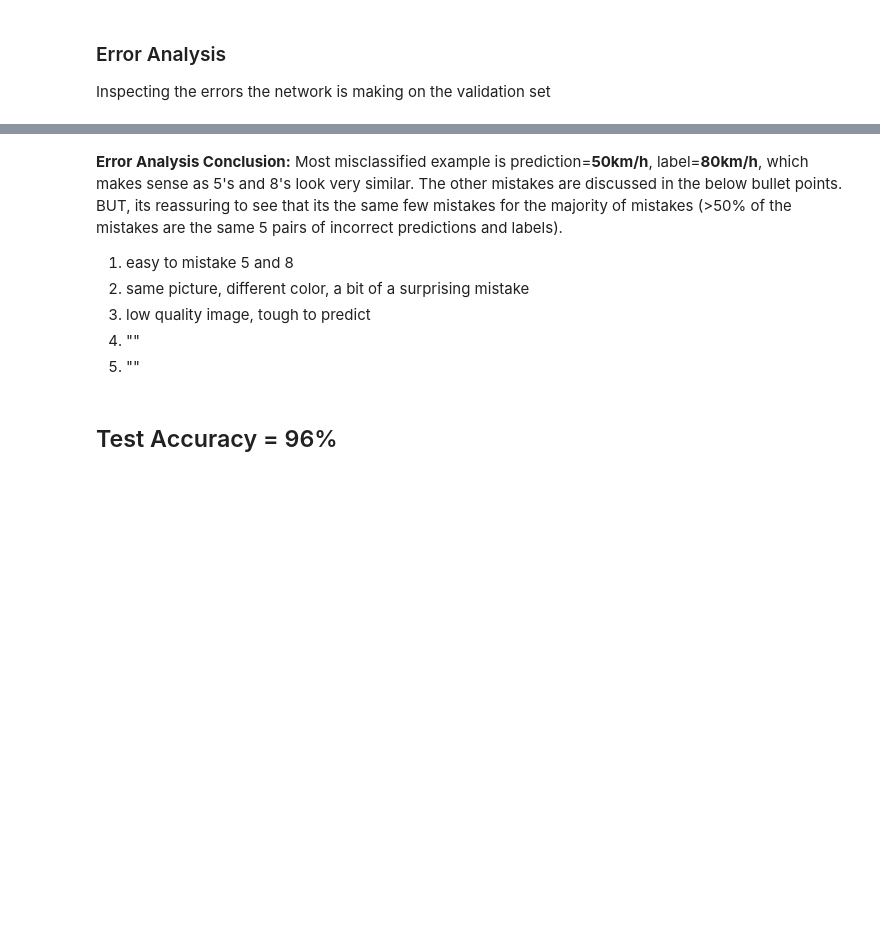
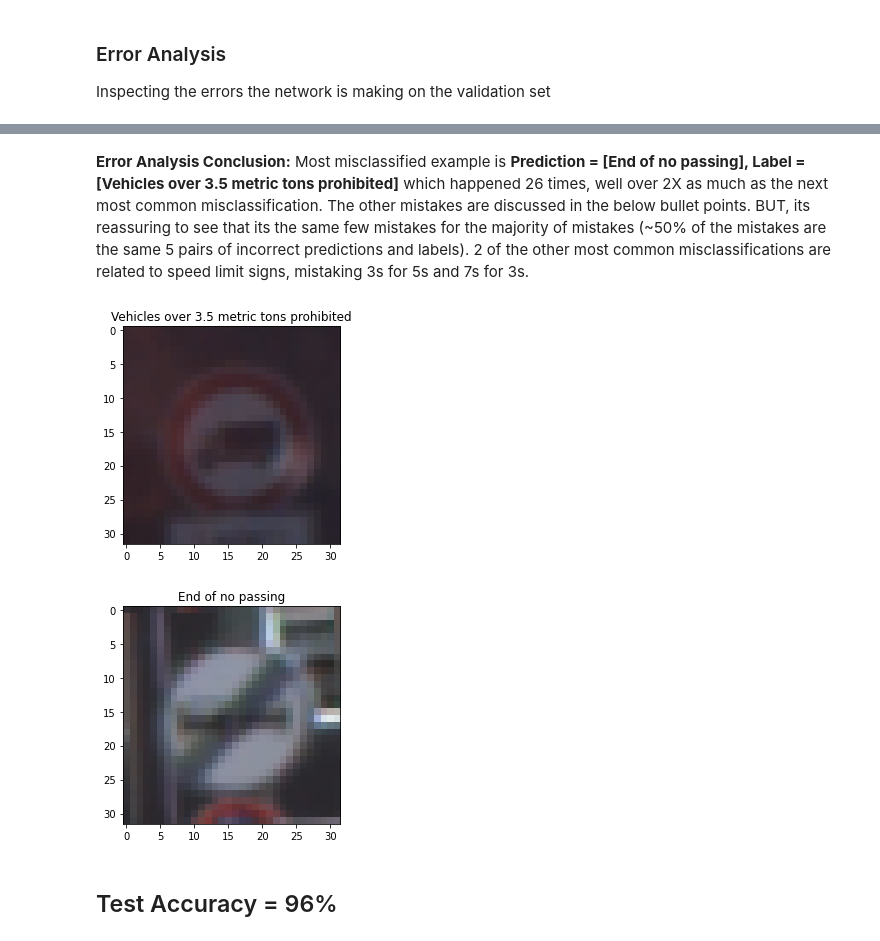
Before and after one commit to grantgasser/traffic-signs-classifier, a Jupyter notebook: traffic_sign_classifier.ipynb, the cells around one changed output, grey strips where cells are left out. Saved outputs shown, nothing was run; the diff lists cells and outputs as text; code cells hidden in the pictures; blank space fills up the shorter version.

```diff
--- a/traffic_sign_classifier.ipynb
+++ b/traffic_sign_classifier.ipynb
@@ -734,18 +705,18 @@ Speed limit (60km/h) and Speed limit (120km/h) are the most common incorrect pre
 # %%
 # count the frequencies of each pair
-freq_map = {}
+pair_map = {}
 for pair in zip(incorrect_preds, labels_of_incorrect_preds):
-    freq_map[pair] = freq_map.get(pair, 0) + 1
+    pair_map[pair] = pair_map.get(pair, 0) + 1
 
 # sort based on number of times this pair showed up
-freq_map_sorted = sorted(freq_map, key=freq_map.get, reverse=True)
+pair_map_sorted = sorted(pair_map, key=pair_map.get, reverse=True)
 
 k = 5
 k_count = 0
 print('Most common misclassifications: \n')
-for pair in freq_map_sorted[:k]:
-    k_count += freq_map[pair]
-    print(f'Prediction = [{signnames.iloc[pair[0]]["SignName"]}], Label = [{signnames.iloc[pair[1]]["SignName"]}] happened {freq_map[pair]} times')
+for pair in pair_map_sorted[:k]:
+    k_count += pair_map[pair]
+    print(f'Prediction = [{signnames.iloc[pair[0]]["SignName"]}], Label = [{signnames.iloc[pair[1]]["SignName"]}] happened {pair_map[pair]} times')
 # %% [output]
 Most common misclassifications:
 
@@ -762,11 +733,17 @@ k_count / len(incorrect_preds)
 # %% [markdown]
-**Error Analysis Conclusion:** Most misclassified example is prediction=**50km/h**, label=**80km/h**, which makes sense as 5's and 8's look very similar. The other mistakes are discussed in the below bullet points. BUT, its reassuring to see that its the same few mistakes for the majority of mistakes (>50% of the mistakes are the same 5 pairs of incorrect predictions and labels).
-
-1. easy to mistake 5 and 8
-2. same picture, different color, a bit of a surprising mistake
-3. low quality image, tough to predict
-4. ""
-5. ""
+**Error Analysis Conclusion:** Most misclassified example is **Prediction = [End of no passing], Label = [Vehicles over 3.5 metric tons prohibited]** which happened 26 times, well over 2X as much as the next most common misclassification. The other mistakes are discussed in the below bullet points. BUT, its reassuring to see that its the same few mistakes for the majority of mistakes (~50% of the mistakes are the same 5 pairs of incorrect predictions and labels). 2 of the other most common misclassifications are related to speed limit signs, mistaking 3s for 5s and 7s for 3s.
+# %%
+# this error is a bit surprising since the signs don't seem that similar
+plt.imshow(X_train[y_train == pair_map_sorted[0][1]][5])
+plt.title(signnames.iloc[pair_map_sorted[0][1]]["SignName"])
+plt.show()
+
+plt.imshow(X_train[y_train == pair_map_sorted[0][0]][4])
+plt.title(signnames.iloc[pair_map_sorted[0][0]]["SignName"])
+plt.show()
+# %% [output]
+[figure, added]
+[figure, added]
 # %% [markdown]
 ## Test Accuracy = 96%
 # %%
```
Also changed, not shown: parts of 44 cells of this notebook, 13 other files.
